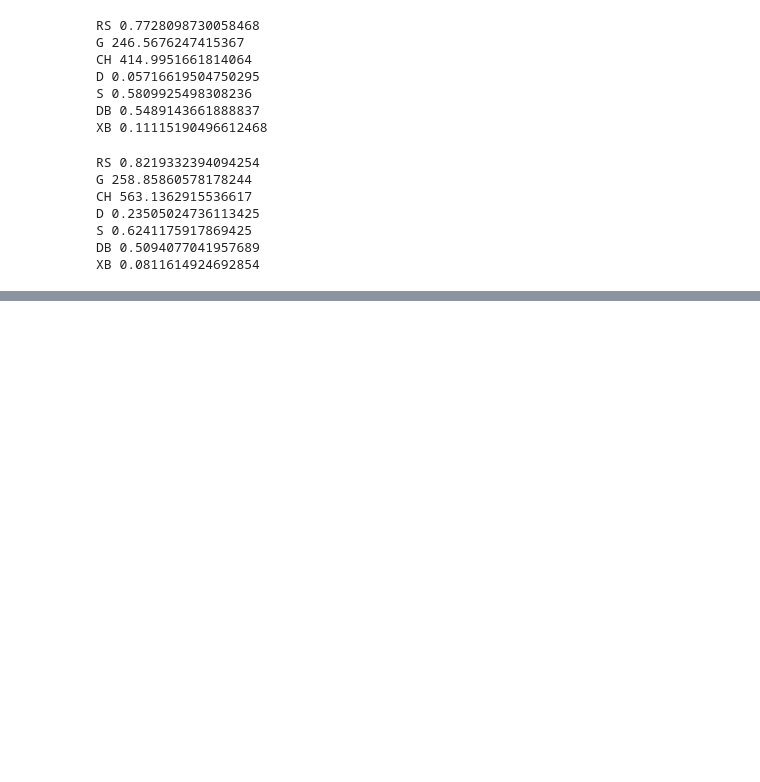
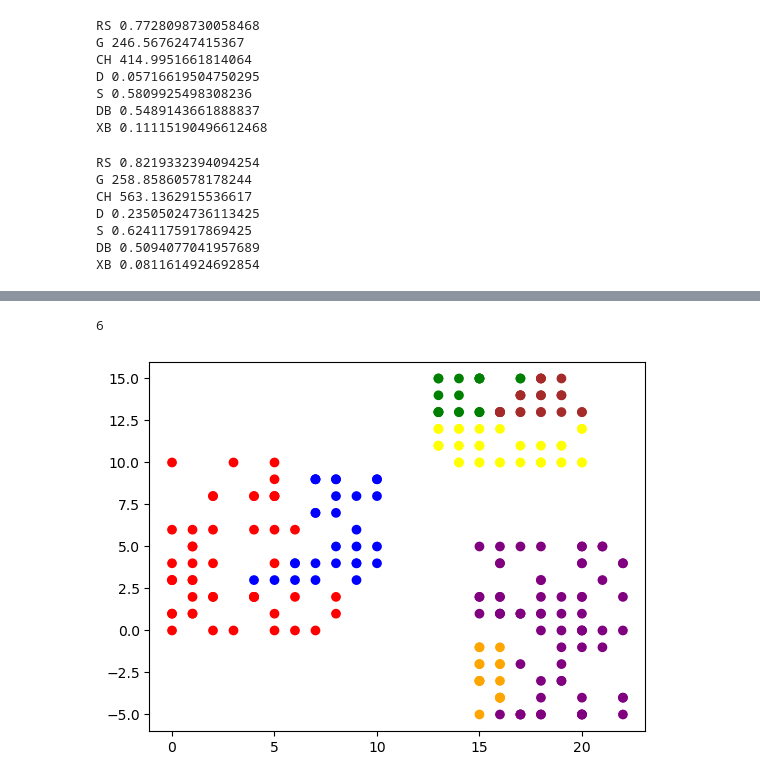
Before and after one commit to MrPlotva/Time-Series, a Jupyter notebook: indexes.ipynb, the cells around one changed output, grey strips where cells are left out. Saved outputs shown, nothing was run; the diff lists cells and outputs as text; code cells hidden in the pictures; blank space fills up the shorter version.

```diff
--- a/indexes.ipynb
+++ b/indexes.ipynb
@@ -333,0 +322,10 @@ tester.display()
+# %%
+# test 2
+wishart = wishart_lib.Wishart(7, 0.2)
+w = wishart.fit(data_set)
+w = compress(w)
+tester.add_test(data_set, w)
+visualize(xs, ys, w)
+# %% [output]
+6
+[figure, added]
```
Also changed, not shown: parts of 8 cells of this notebook, 2 other files.
